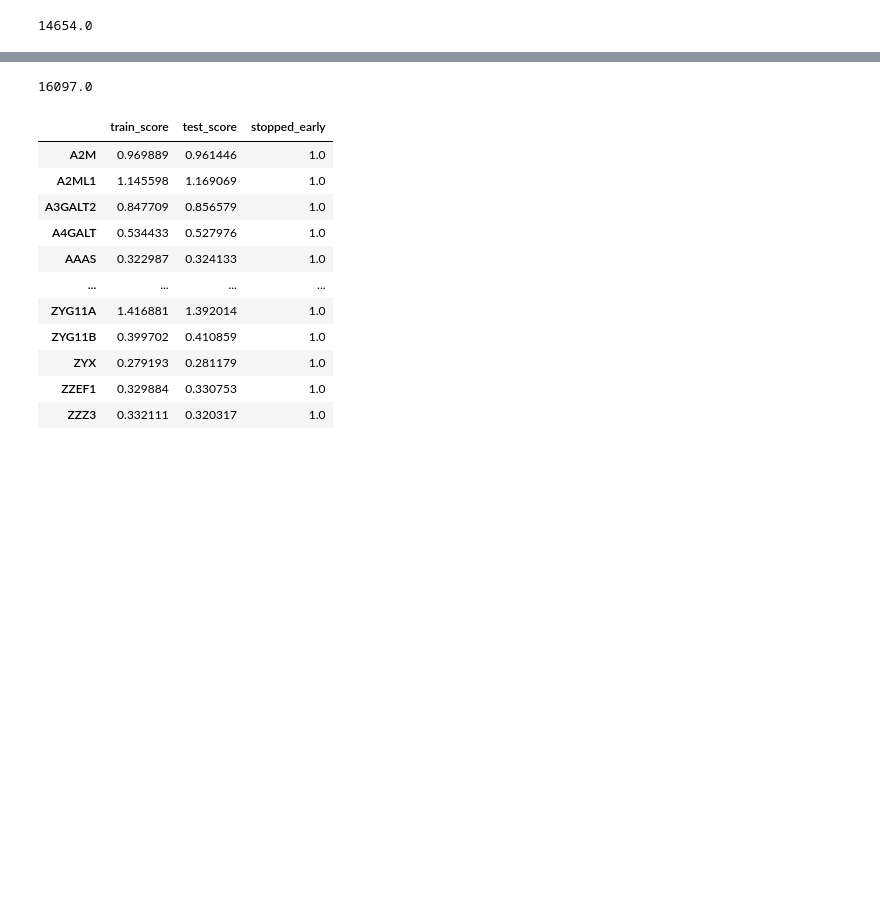
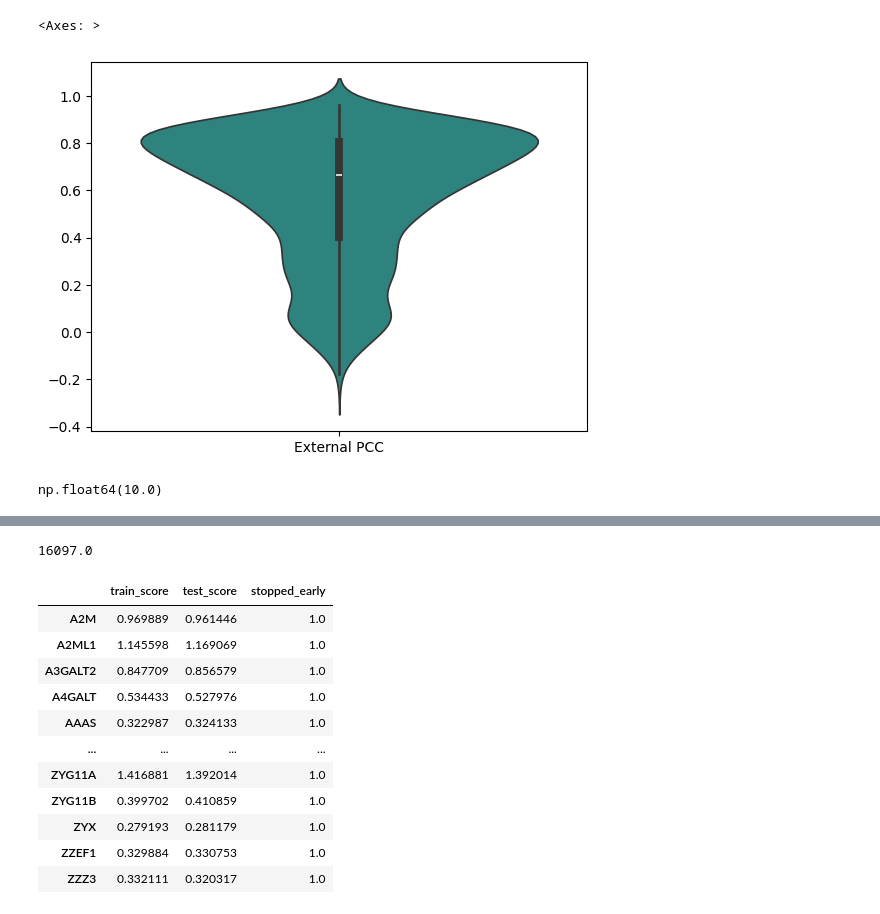
Before and after one commit to Alexander-Broadley/Zhang_lab_rotation, a Jupyter notebook: MML_model/model_evaluation/MML_results_plots.ipynb, the cells around one changed output, grey strips where cells are left out. Saved outputs shown, nothing was run; the diff lists cells and outputs as text; code cells hidden in the pictures; blank space fills up the shorter version.

```diff
--- a/MML_model/model_evaluation/MML_results_plots.ipynb
+++ b/MML_model/model_evaluation/MML_results_plots.ipynb
@@ -13,0 +10,6 @@ merged_results = pd.read_csv(f'{DATA_ROOT}/TPM_res_in_features.csv', index_col=
+# %%
+External_PCC_200_randn_all = pd.read_csv(f'./data/external_PEARSONS_200_randn_all.csv', index_col=0)
+#remove models that did not evaluate
+External_PCC_200_randn_all = External_PCC_200_randn_all[~External_PCC_200_randn_all['external_set_score'].isna()]
+External_PCC_200_randn_all.columns = ['External PCC']
+External_PCC_200_randn_all['External PCC'] = 1 - External_PCC_200_randn_all['External PCC']
@@ -14,7 +28,12 @@ merged_results = pd.read_csv(f'{DATA_ROOT}/TPM_res_in_features.csv', index_col=
+# %%
+sns.violinplot(data = External_PCC_200_randn_all, palette = 'viridis')
+# %% [output]
+<Axes: >
+[figure, added]
 # %%
-np.sum(reference_res['stopped_early'])
+np.sum(PCC_200_randn_all['stopped_early'])
 # %% [output]
-14654.0
+np.float64(10.0)
 # %%
 TPM_res.shape
 # %% [output]
```
Also changed, not shown: parts of 3 cells of this notebook, 6 other files.
